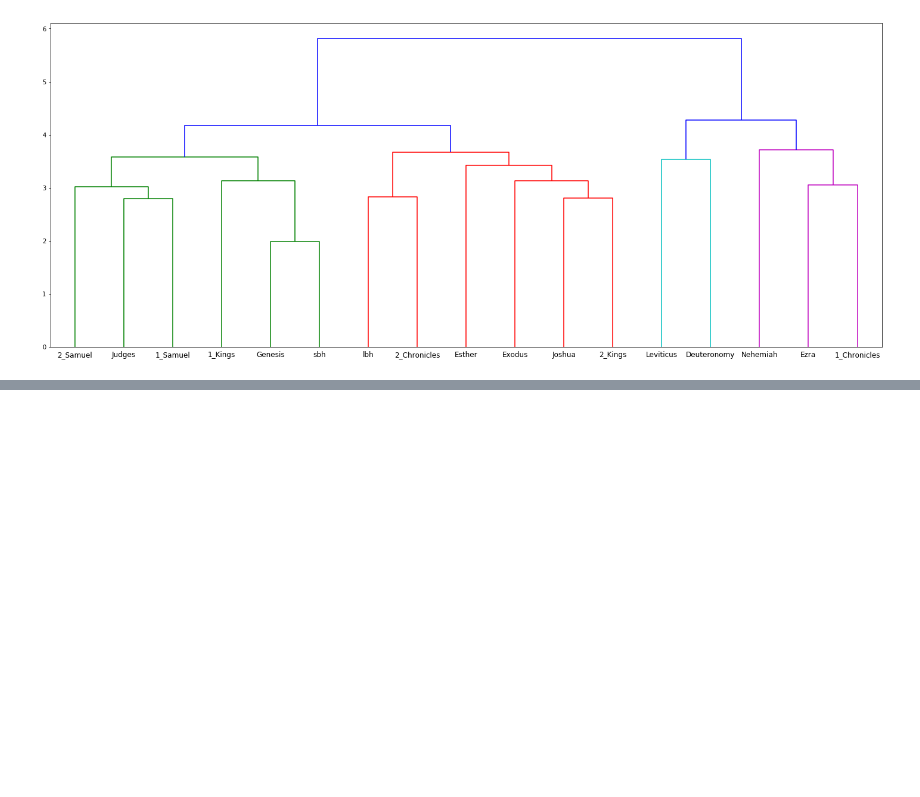
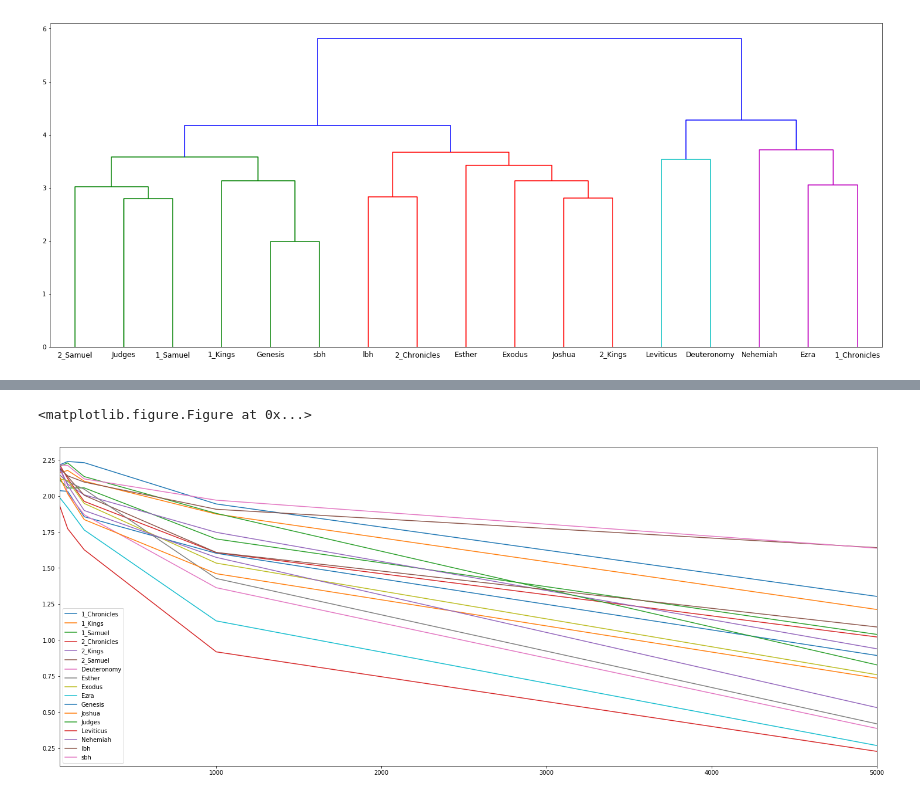
Before and after one commit to ETCBC/Probabilistic_Language_Change, a Jupyter notebook: Markov chain analysis.ipynb, the cells around one changed output, grey strips where cells are left out. Cells and saved outputs as stored; diff of their text form; code cells hidden in the pictures; blank space fills up the shorter version.

```diff
--- a/Markov chain analysis.ipynb
+++ b/Markov chain analysis.ipynb
@@ -148,0 +228,7 @@ plt.show()
+# %%
+plt.figure(figsize = (25,10))
+df_validation.plot(figsize  = (25,10))
+plt.show()
+# %% [output]
+<matplotlib.figure.Figure at 0x...>
+[figure, added]
```
Also changed, not shown: parts of 9 cells of this notebook.
